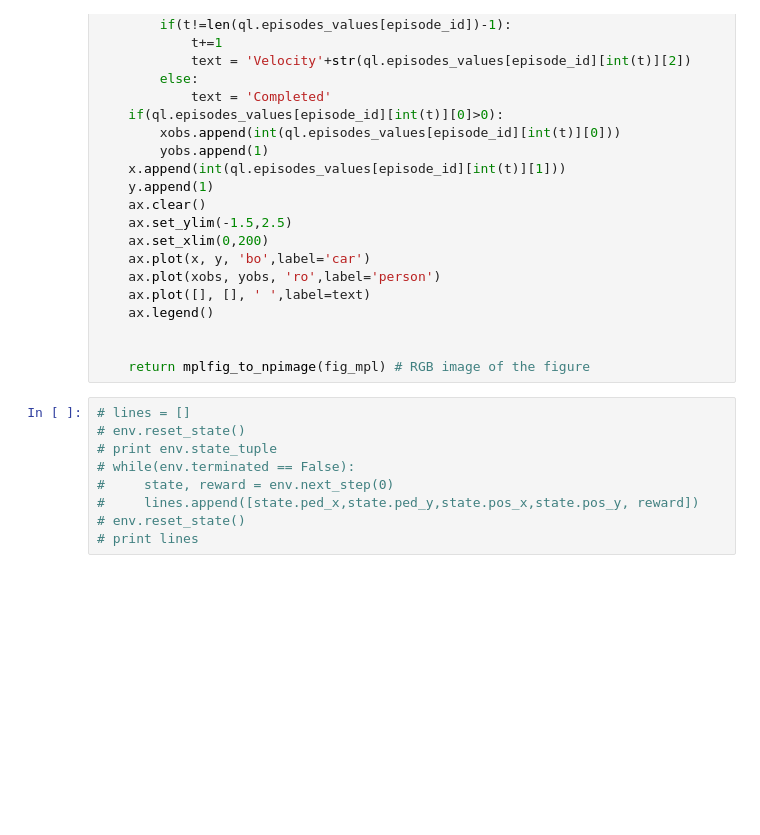
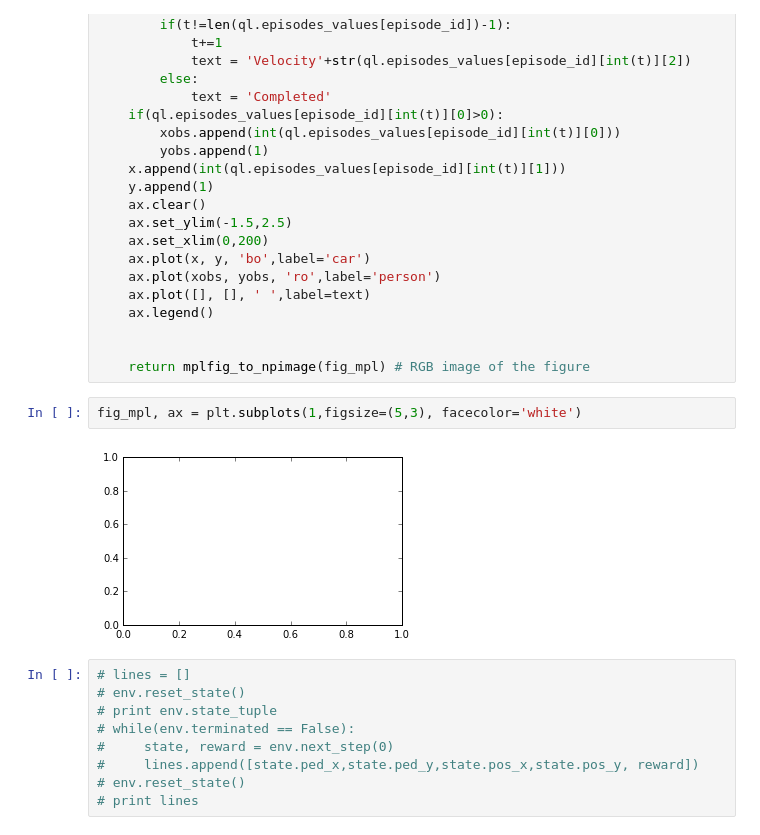
Before and after one commit to danielsamfdo/carSafetyStats, a Jupyter notebook: notebooks/Autonomous Braking System .ipynb, the cells around one changed output. Cells and saved outputs as stored; diff of their text form; blank space fills up the shorter version.

```diff
--- a/notebooks/Autonomous Braking System .ipynb
+++ b/notebooks/Autonomous Braking System .ipynb
@@ -80,6 +80,10 @@ def make_frame_mpl(m):
 
 
     return mplfig_to_npimage(fig_mpl) # RGB image of the figure
+# %%
+fig_mpl, ax = plt.subplots(1,figsize=(5,3), facecolor='white')
+# %% [output]
+[figure, added]
 # %%
 # lines = []
 # env.reset_state()
```
Also changed, not shown: parts of 7 cells of this notebook, 3 other files.
